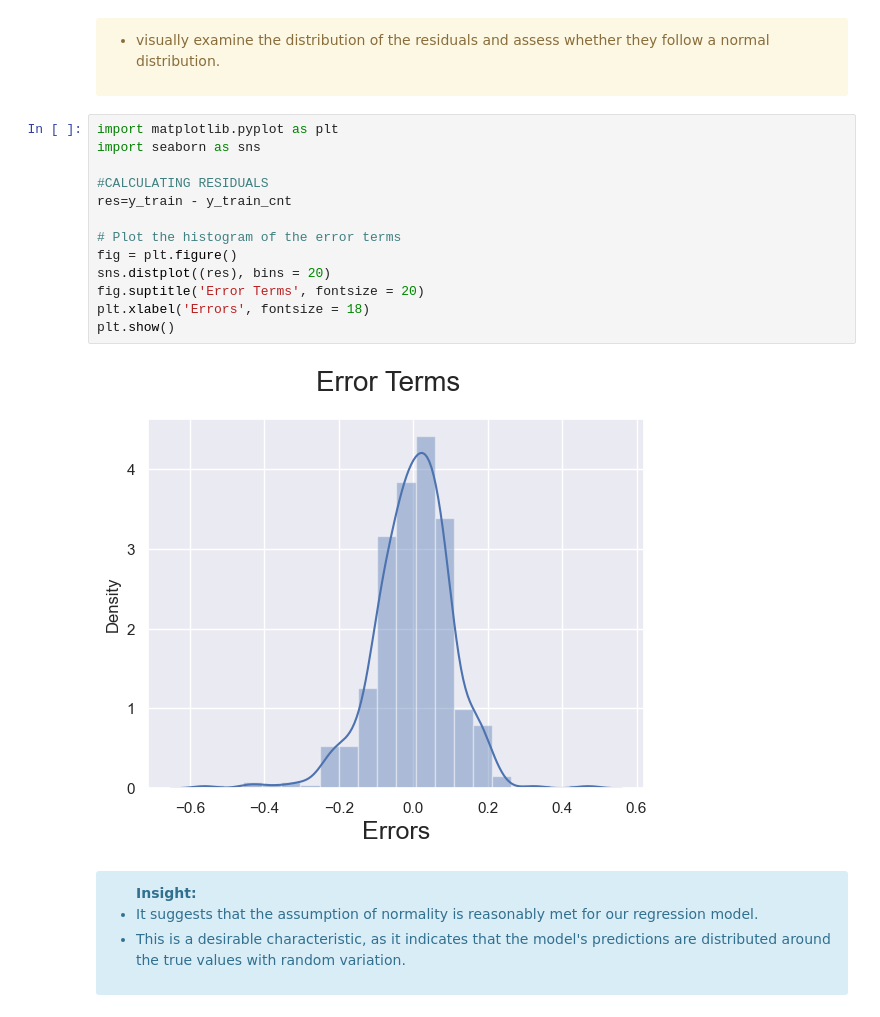
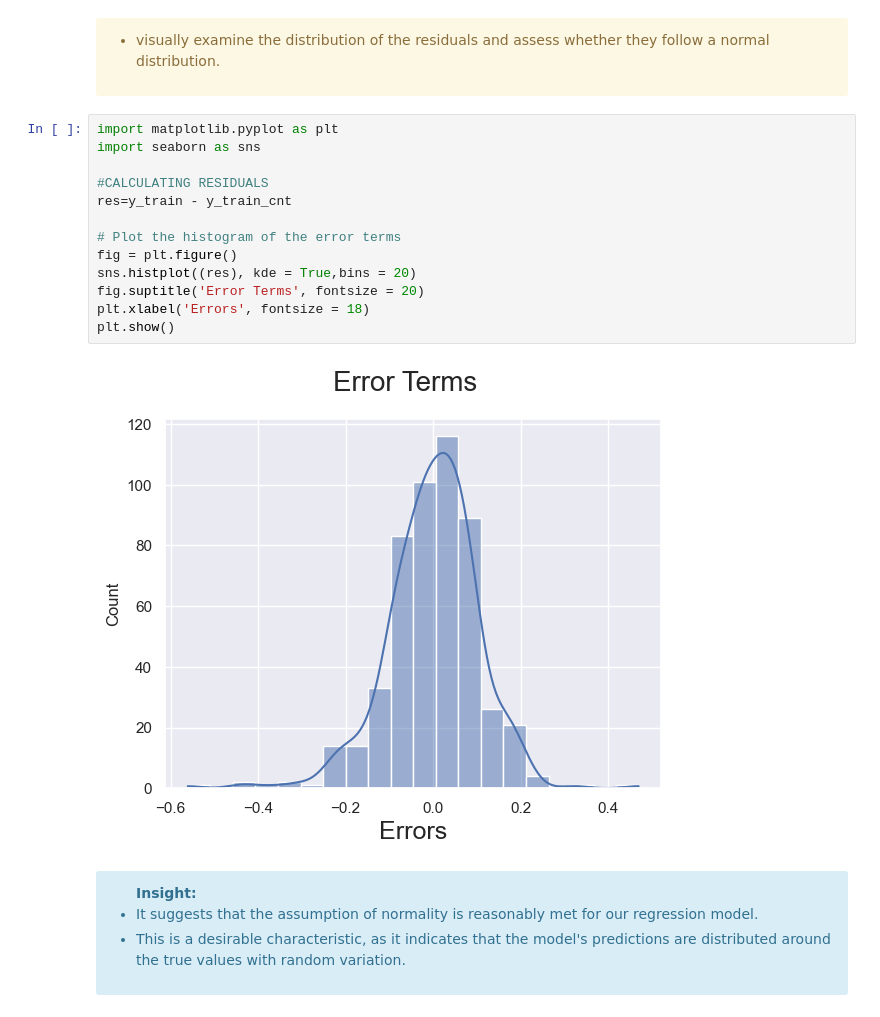
Before and after one commit to Gorachand22/bike_demand_prediction_model, a Jupyter notebook: bike_demand_prediction_model.ipynb, the cells around one changed output. Saved outputs shown, nothing was run; the diff lists cells and outputs as text.

Commit message:
distplot to histplot

```diff
--- a/bike_demand_prediction_model.ipynb
+++ b/bike_demand_prediction_model.ipynb
@@ -2219,18 +2219,18 @@ y_train_cnt = lm17.predict(X_train_rfe17[:])
 # %%
 import matplotlib.pyplot as plt
 import seaborn as sns
 
 #CALCULATING RESIDUALS
 res=y_train - y_train_cnt
 
 # Plot the histogram of the error terms
 fig = plt.figure()
-sns.distplot((res), bins = 20)
+sns.histplot((res), kde = True,bins = 20)
 fig.suptitle('Error Terms', fontsize = 20)
 plt.xlabel('Errors', fontsize = 18)
 plt.show()
 # %% [output]
-[figure, old version]
+[figure, new version]
 # %% [markdown]
 <div class="alert alert-block alert-info">
     <span style='font-family:Georgia'>
```
Also changed, not shown: parts of 23 cells of this notebook.
